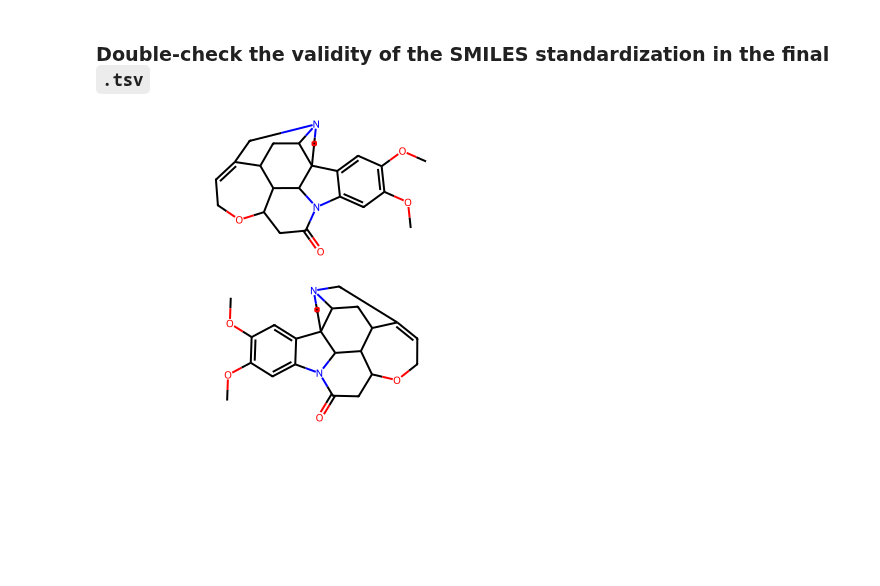
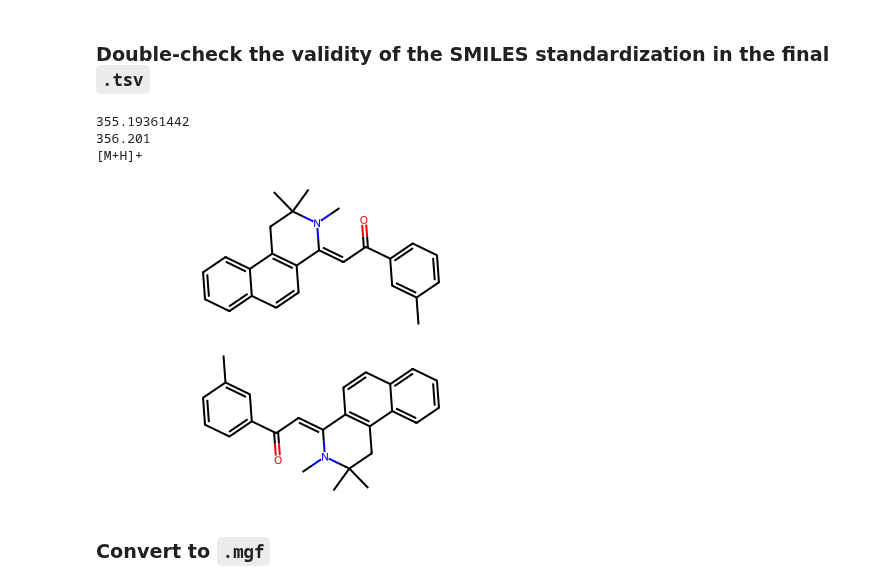
Before and after one commit to pluskal-lab/MassSpecGym, a Jupyter notebook: notebooks/dataset_construction/4_final_standardization_and_cleaning.ipynb, the cells around one changed output. Saved outputs shown, nothing was run; the diff lists cells and outputs as text; code cells hidden in the pictures; blank space fills up the shorter version.

```diff
--- a/notebooks/dataset_construction/4_final_standardization_and_cleaning.ipynb
+++ b/notebooks/dataset_construction/4_final_standardization_and_cleaning.ipynb
@@ -189,11 +200,0 @@ print(len(spectra_new))
-# %%
-df = []
-for s in tqdm(spectra_new):
-    row = {
-        'mzs': ','.join([str(m) for m in s.peaks.mz]),
-        'intensities': ','.join([str(m) for m in s.peaks.intensities])
-    }
-    row.update(s.metadata)
-    df.append(row)
-df = pd.DataFrame(df)
-df
@@ -213,0 +201,4 @@ df
+# %%
+print(len(df_kai))
+df_kai = df_kai[df_kai['mzs'].apply(lambda x: len(x) != 0)]
+print(len(df_kai))
@@ -213,0 +208,9 @@ df
+# %%
+def max_intensity_above_prec_mz(row):
+    mzs = np.array(list(map(float, row['mzs'].split(','))))
+    intensities = np.array(list(map(float, row['intensities'].split(','))))
+    intensities_above = intensities[mzs > row['precursor_mz'] + 3]
+    if len(intensities_above) == 0:
+        return -1
+    return max(intensities_above)
+df_kai.apply(max_intensity_above_prec_mz, axis=1).hist()
@@ -213,0 +220,4 @@ df
+# %%
+print(len(df_kai), df_kai['inchikey'].apply(lambda x: x.split('-')[0]).nunique())
+df_kai = df_kai[df_kai.apply(max_intensity_above_prec_mz, axis=1) <= 0.2]
+print(len(df_kai), df_kai['inchikey'].apply(lambda x: x.split('-')[0]).nunique())
@@ -214,10 +243,18 @@ df
 # %% [markdown]
 ### Double-check the validity of the SMILES standardization in the final `.tsv`
 # %%
-df_ = df.sample(1)
-display(Chem.MolFromInchi(df_['inchi'].values[0]))
-display(Chem.MolFromSmiles(df_['smiles'].values[0]))
+from rdkit.Chem.Descriptors import ExactMolWt
+df_ = df_kai.sample(1)
+i = 0
+print(ExactMolWt(Chem.MolFromSmiles(df_['smiles'].values[i])))
+print(df_['precursor_mz'].iloc[i])
+print(df_['adduct'].iloc[i])
+display(Chem.MolFromInchi(df_['inchi'].values[i]))
+display(Chem.MolFromSmiles(df_['smiles'].values[i]))
 # %% [output]
+355.19361442
+356.201
+[M+H]+
-[figure, old version]
+[figure, new version]
-[figure, old version]
+[figure, new version]
 # %%
@@ -226,0 +262,2 @@ save_as_mgf(spectra_new, '../data/data/auxiliary/MassSpecGym.mgf')
+# %% [markdown]
+### Convert to `.mgf`
```
Also changed, not shown: parts of 20 cells of this notebook, 2 other files.
